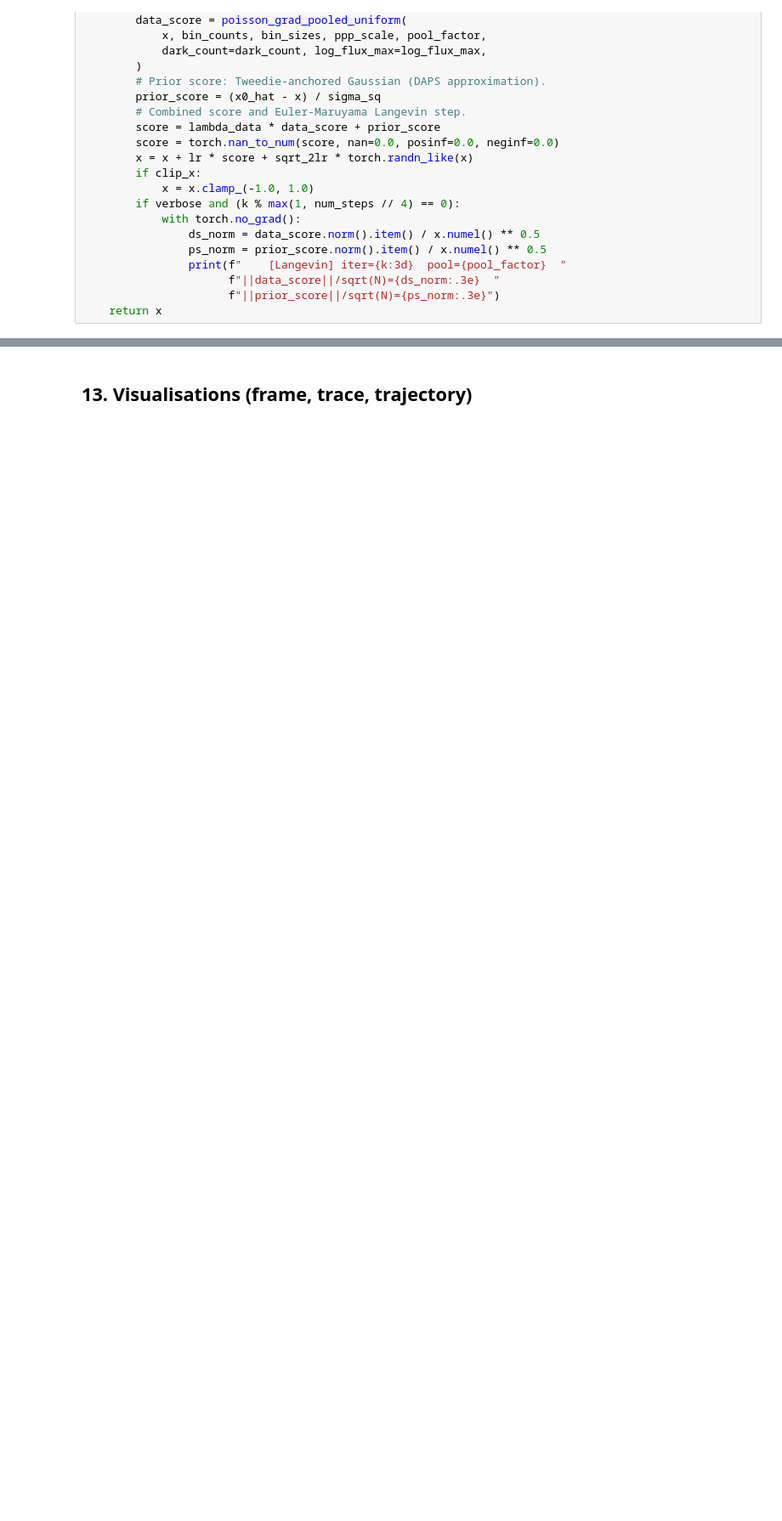
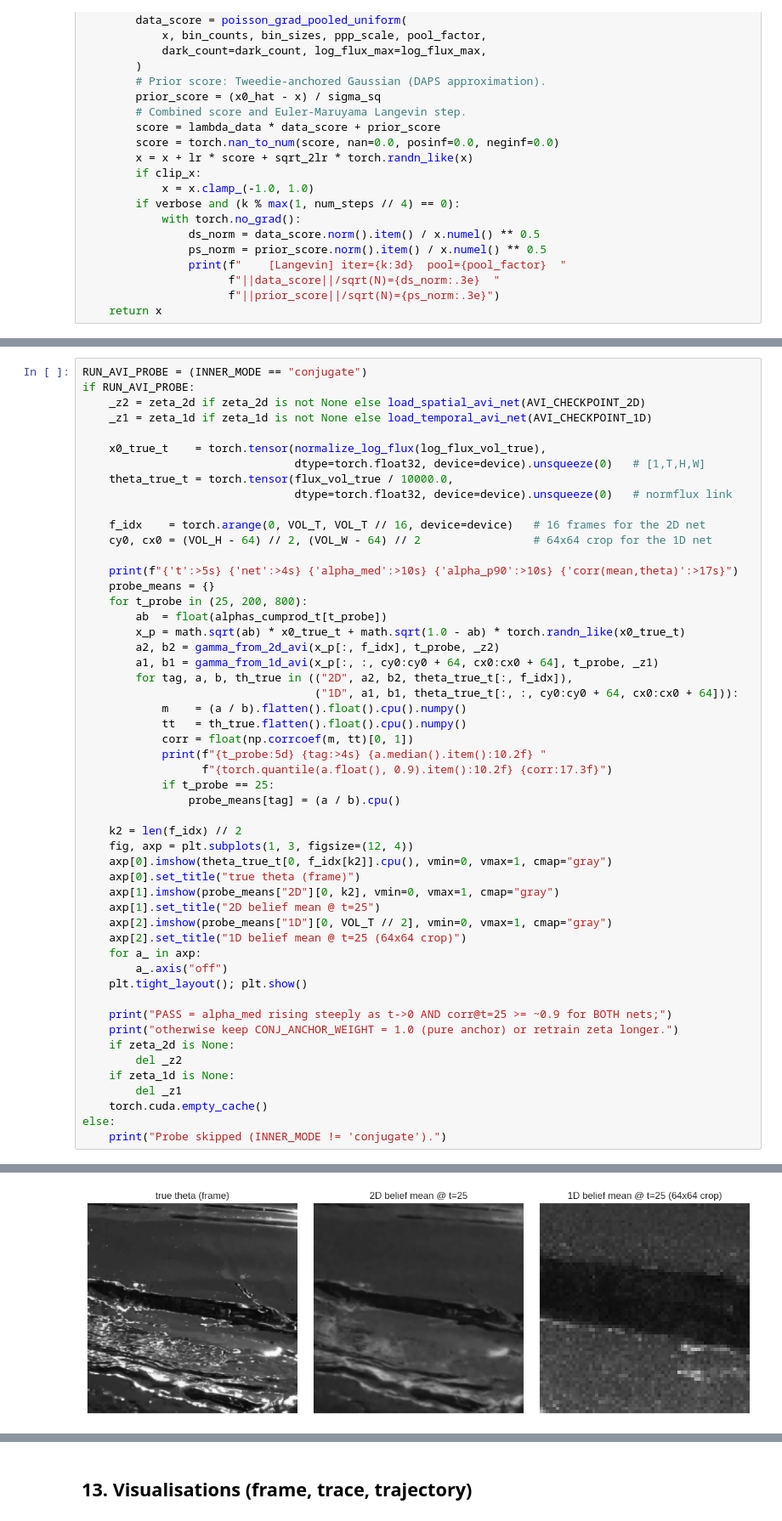
Before and after one commit to BowenTan02/SPADAPS, a Jupyter notebook: DAPS_3D_Poisson_Exact.ipynb, the cells around one changed output, grey strips where cells are left out. Shown at 85% size. Drawn from its saved outputs; the diff is of its cells as text; blank space fills up the shorter version.

```diff
--- a/DAPS_3D_Poisson_Exact.ipynb
+++ b/DAPS_3D_Poisson_Exact.ipynb
@@ -746,0 +1306,53 @@ Same data path & preprocessing as the DiffPIR notebook for direct head-to-head c
+# %%
+RUN_AVI_PROBE = (INNER_MODE == "conjugate")
+if RUN_AVI_PROBE:
+    _z2 = zeta_2d if zeta_2d is not None else load_spatial_avi_net(AVI_CHECKPOINT_2D)
+    _z1 = zeta_1d if zeta_1d is not None else load_temporal_avi_net(AVI_CHECKPOINT_1D)
+
+    x0_true_t    = torch.tensor(normalize_log_flux(log_flux_vol_true),
+                                dtype=torch.float32, device=device).unsqueeze(0)   # [1,T,H,W]
+    theta_true_t = torch.tensor(flux_vol_true / 10000.0,
+                                dtype=torch.float32, device=device).unsqueeze(0)   # normflux link
+
+    f_idx    = torch.arange(0, VOL_T, VOL_T // 16, device=device)   # 16 frames for the 2D net
+    cy0, cx0 = (VOL_H - 64) // 2, (VOL_W - 64) // 2                 # 64x64 crop for the 1D net
+
+    print(f"{'t':>5s} {'net':>4s} {'alpha_med':>10s} {'alpha_p90':>10s} {'corr(mean,theta)':>17s}")
+    probe_means = {}
+    for t_probe in (25, 200, 800):
+        ab  = float(alphas_cumprod_t[t_probe])
+        x_p = math.sqrt(ab) * x0_true_t + math.sqrt(1.0 - ab) * torch.randn_like(x0_true_t)
+        a2, b2 = gamma_from_2d_avi(x_p[:, f_idx], t_probe, _z2)
+        a1, b1 = gamma_from_1d_avi(x_p[:, :, cy0:cy0 + 64, cx0:cx0 + 64], t_probe, _z1)
+        for tag, a, b, th_true in (("2D", a2, b2, theta_true_t[:, f_idx]),
+                                   ("1D", a1, b1, theta_true_t[:, :, cy0:cy0 + 64, cx0:cx0 + 64])):
+            m    = (a / b).flatten().float().cpu().numpy()
+            tt   = th_true.flatten().float().cpu().numpy()
+            corr = float(np.corrcoef(m, tt)[0, 1])
+            print(f"{t_probe:5d} {tag:>4s} {a.median().item():10.2f} "
+                  f"{torch.quantile(a.float(), 0.9).item():10.2f} {corr:17.3f}")
+            if t_probe == 25:
+                probe_means[tag] = (a / b).cpu()
+
+    k2 = len(f_idx) // 2
+    fig, axp = plt.subplots(1, 3, figsize=(12, 4))
+    axp[0].imshow(theta_true_t[0, f_idx[k2]].cpu(), vmin=0, vmax=1, cmap="gray")
+    axp[0].set_title("true theta (frame)")
+    axp[1].imshow(probe_means["2D"][0, k2], vmin=0, vmax=1, cmap="gray")
+    axp[1].set_title("2D belief mean @ t=25")
+    axp[2].imshow(probe_means["1D"][0, VOL_T // 2], vmin=0, vmax=1, cmap="gray")
+    axp[2].set_title("1D belief mean @ t=25 (64x64 crop)")
+    for a_ in axp:
+        a_.axis("off")
+    plt.tight_layout(); plt.show()
+
+    print("PASS = alpha_med rising steeply as t->0 AND corr@t=25 >= ~0.9 for BOTH nets;")
+    print("otherwise keep CONJ_ANCHOR_WEIGHT = 1.0 (pure anchor) or retrain zeta longer.")
+    if zeta_2d is None:
+        del _z2
+    if zeta_1d is None:
+        del _z1
+    torch.cuda.empty_cache()
+else:
+    print("Probe skipped (INNER_MODE != 'conjugate').")
+# %% [output]
@@ -746,0 +1368 @@ Same data path & preprocessing as the DiffPIR notebook for direct head-to-head c
+[figure, added]
```
Also changed, not shown: parts of 20 cells of this notebook, 3 other files.
